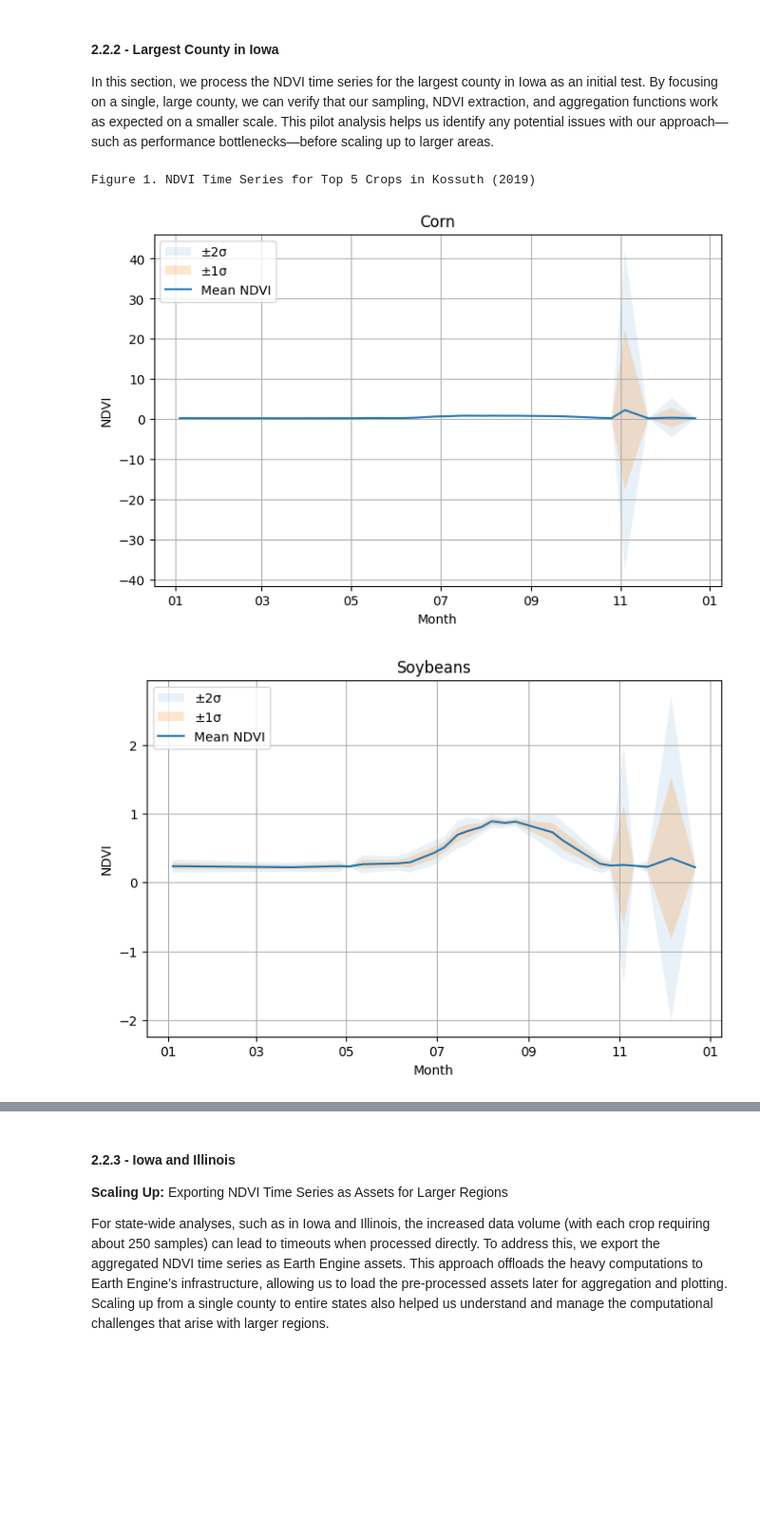
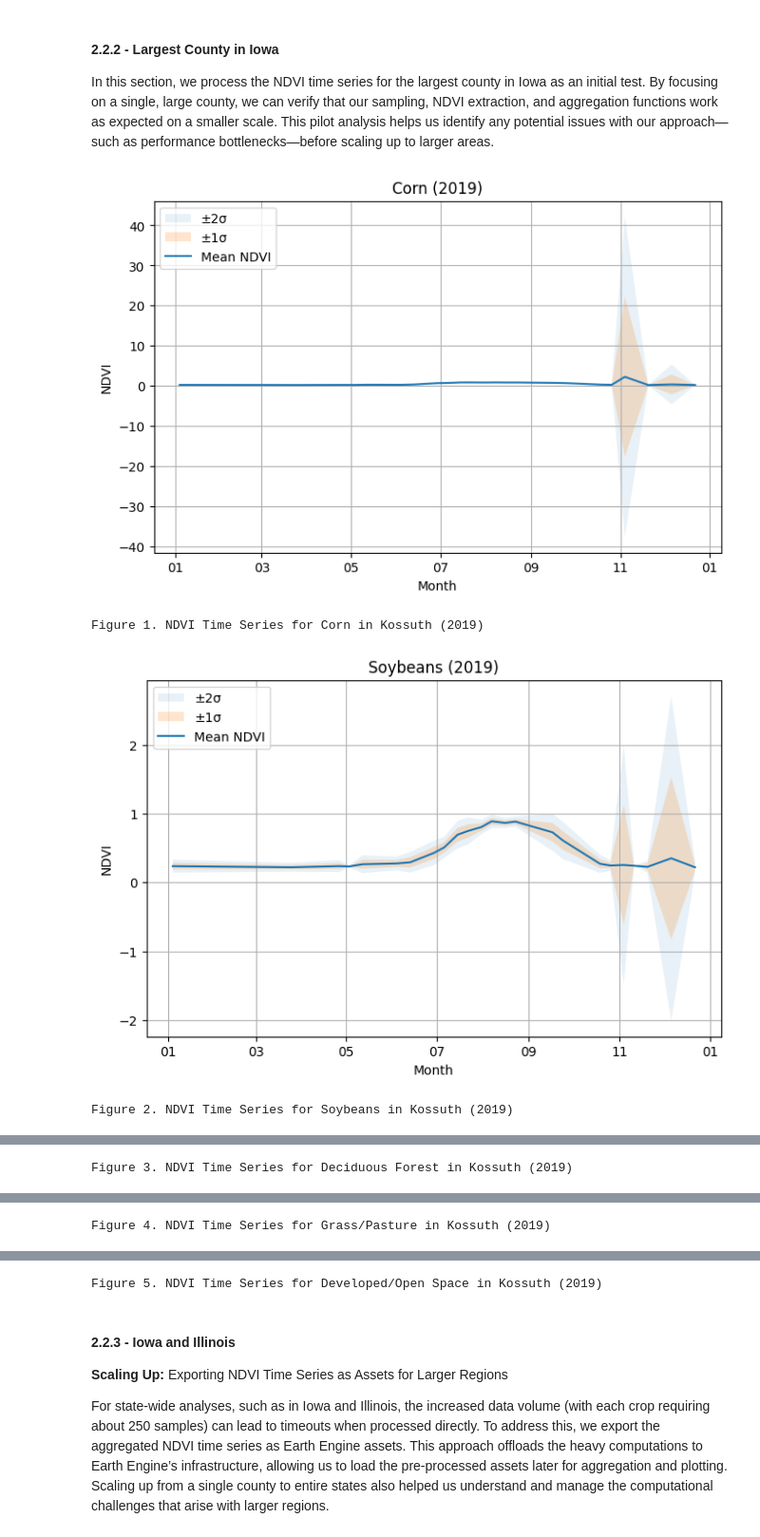
Before and after one commit to toribiodiego/ECE-471-A-Remote-Sensing, a Jupyter notebook: P02/P02.ipynb, the cells around one changed output, grey strips where cells are left out. Shown: that part at 95% size. Drawn from its saved outputs; the diff is of its cells as text; code cells hidden in the pictures; blank space fills up the shorter version.

Commit message:
added figure and table subtitles

```diff
--- a/P02/P02.ipynb
+++ b/P02/P02.ipynb
@@ -987,17 +952,23 @@ Key requirements:
 
 In this section, we process the NDVI time series for the largest county in Iowa as an initial test. By focusing on a single, large county, we can verify that our sampling, NDVI extraction, and aggregation functions work as expected on a smaller scale. This pilot analysis helps us identify any potential issues with our approach—such as performance bottlenecks—before scaling up to larger areas.
 # %%
-state_fips = '19'
+state_fips = "19"
 smallest, median, largest = get_county_spread(state_fips, verbose=False)
 largest_county_name = largest[0]
 
 # get the county geometry for the largest county
 county_geom = get_county_geometry(state_fips, largest_county_name)
 
-# process the top 5 crops for this county.
-print("\n\033[1mFigure 1\033[0m. NDVI Time Series for Top 5 Crops in Kossuth (2019)")
-process_top5_crops(county_geom, top_5_crops, year='2019', region_name=largest_county_name, verbose=False)
+process_top5_crops(
+    county_geom,
+    top_5_crops,
+    year="2019",
+    region_name=largest_county_name,
+    verbose=False,
+    fig_index=1,
+)
 # %% [output]
+[figure, new version]
-Figure 1. NDVI Time Series for Top 5 Crops in Kossuth (2019)
+Figure 1. NDVI Time Series for Corn in Kossuth (2019)
-[figure, old version]
-[figure, old version]
+[figure, new version]
+Figure 2. NDVI Time Series for Soybeans in Kossuth (2019)
@@ -1004,0 +976 @@ Figure 1. NDVI Time Series for Top 5 Crops in Kossuth (2019)
+Figure 3. NDVI Time Series for Deciduous Forest in Kossuth (2019)
@@ -1004,0 +978 @@ Figure 1. NDVI Time Series for Top 5 Crops in Kossuth (2019)
+Figure 4. NDVI Time Series for Grass/Pasture in Kossuth (2019)
@@ -1005,3 +980,4 @@ Figure 1. NDVI Time Series for Top 5 Crops in Kossuth (2019)
+Figure 5. NDVI Time Series for Developed/Open Space in Kossuth (2019)
 # %% [markdown]
 #### 2.2.3 - Iowa and Illinois
 
```
Also changed, not shown: parts of 15 cells of this notebook.
